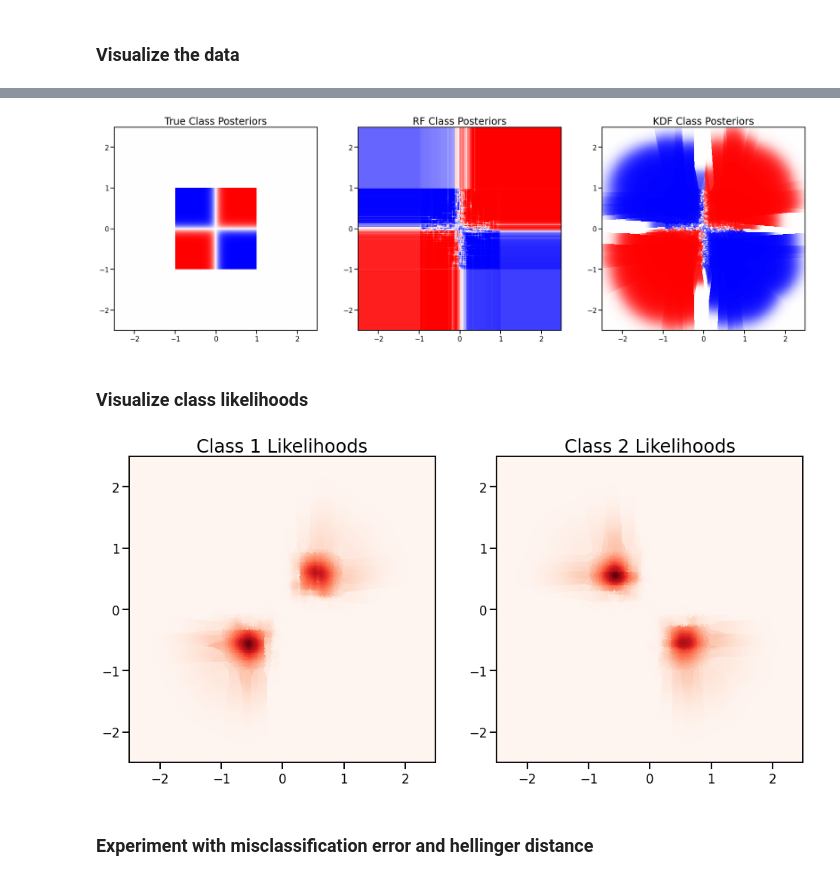
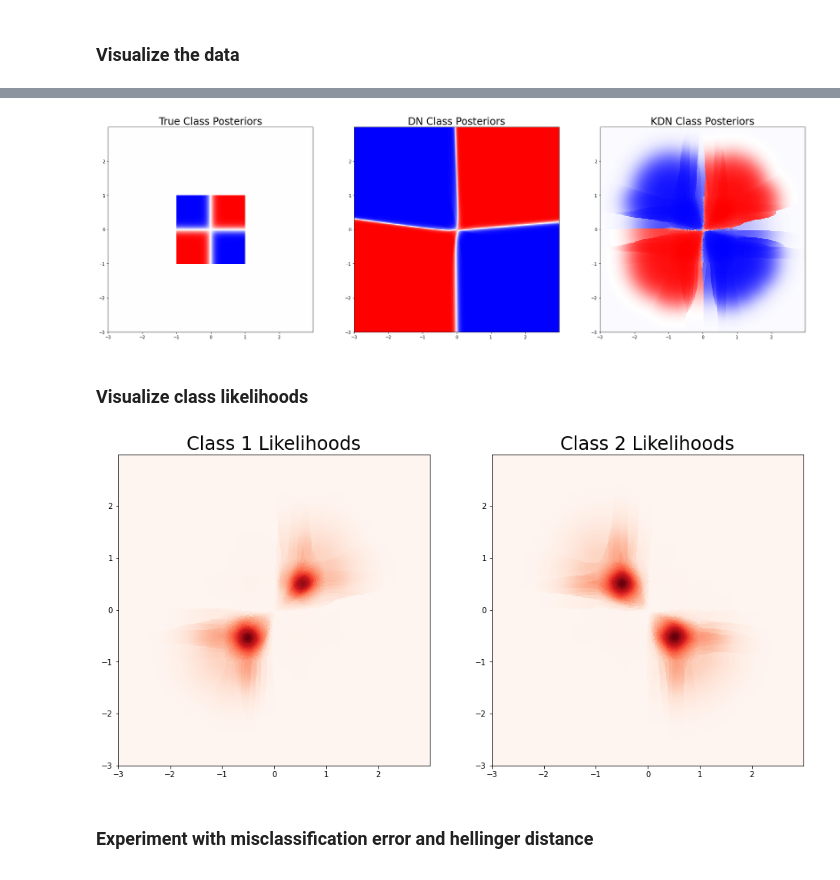
Before and after one commit to neurodata/kdg, a Jupyter notebook: benchmarks/kdn_experiments/gxor.ipynb, the cells around one changed output, grey strips where cells are left out. Cells and saved outputs as stored; diff of their text form; code cells hidden in the pictures.

```diff
--- a/benchmarks/kdn_experiments/gxor.ipynb
+++ b/benchmarks/kdn_experiments/gxor.ipynb
@@ -20,0 +52,4 @@ plot_2dsim(X, y)
+# %%
+# train Vanilla NN
+nn = getNN(input_size=2, num_classes=2)
+history = nn.fit(X, keras.utils.to_categorical(y), **fit_kwargs)
@@ -23,23 +65,23 @@ plot_2dsim(X, y)
 # %%
 df = {}
-model_kdn = kdn(k=.4, kwargs={'n_estimators':500})
-model_kdn.fit(X, y)
+model_kdn = kdn(k=.1, network=nn)
+model_kdn.fit(X, y, epsilon=1e-4)
 
 #define grids
-p = np.arange(-2.5, 2.5, step=0.01)
-q = np.arange(-2.5, 2.5, step=0.01)
+p = np.arange(-3, 3, step=0.01)
+q = np.arange(-3, 3, step=0.01)
 xx, yy = np.meshgrid(p, q)
 
 grid_samples = np.concatenate((xx.reshape(-1, 1), yy.reshape(-1, 1)), axis=1)
 posterior_nn = model_kdn.network.predict(grid_samples)
 posterior_kdn, likelihoods_kdn = model_kdn.predict_proba(grid_samples, return_likelihood=True)
 
-posterior_nn = posterior_nn[:,0].reshape(500,500)
-posterior_kdn = posterior_kdn[:,0].reshape(500,500)
-class1_likelihoods = likelihoods_kdn[:,0].reshape(500,500)
-class2_likelihoods = likelihoods_kdn[:,1].reshape(500,500)
+posterior_nn = posterior_nn[:,0].reshape(600,600)
+posterior_kdn = posterior_kdn[:,0].reshape(600,600)
+class1_likelihoods = likelihoods_kdn[:,0].reshape(600,600)
+class2_likelihoods = likelihoods_kdn[:,1].reshape(600,600)
 
-df['posterior_rf'] = posterior_nn
-df['posterior_kdf'] = posterior_kdn
+df['posterior_dn'] = posterior_nn
+df['posterior_kdn'] = posterior_kdn
 df['likelihood_class1'] = class1_likelihoods
 df['likelihood_class2'] = class2_likelihoods
@@ -46,10 +91,10 @@ df['likelihood_class2'] = class2_likelihoods
 # %%
 # get true posterior
 tp_df = pd.read_csv("../true_posterior/Gaussian_xor_pdf.csv")
-proba_true = 0.5*np.ones((500, 500))
+proba_true = 0.5*np.ones((600, 600))
 tmp = np.array([tp_df["posterior"][x] for x in range(40000)])
 tmp = np.flip(tmp.reshape(200, 200), axis=1)
-proba_true[150:350, 150:350] = 1 - tmp
+proba_true[200:400, 200:400] = 1 - tmp
 #df["true_proba"] = proba_true
 # %%
 fig1, ax = plt.subplots(1, 3, figsize=(30, 90))
@@ -58,40 +103,38 @@ ax0 = ax[0].imshow(
     proba_true,
     extent=[xx.min(), xx.max(), yy.min(), yy.max()],
     cmap="bwr",
     vmin=0,
     vmax=1,
     interpolation="nearest",
     aspect="auto",
 )
 ax[0].set_title("True Class Posteriors", fontsize=24)
 ax[0].set_aspect("equal")
 
 ax1 = ax[1].imshow(
-    posterior_rf,
+    posterior_nn,
     extent=[xx.min(), xx.max(), yy.min(), yy.max()],
     cmap="bwr",
     vmin=0,
     vmax=1,
     interpolation="nearest",
     aspect="auto",
 )
-ax[1].set_title("RF Class Posteriors", fontsize=24)
+ax[1].set_title("DN Class Posteriors", fontsize=24)
 ax[1].set_aspect("equal")
 
 ax2 = ax[2].imshow(
-    posterior_kdf,
+    posterior_kdn,
     extent=[xx.min(), xx.max(), yy.min(), yy.max()],
     cmap="bwr",
-    vmin=0,
-    vmax=1,
     interpolation="nearest",
     aspect="auto",
 )
-ax[2].set_title("KDF Class Posteriors", fontsize=24)
+ax[2].set_title("KDN Class Posteriors", fontsize=24)
 ax[2].set_aspect("equal")
 plt.show()
 # %% [output]
-[figure, old version]
+[figure, new version]
 # %% [markdown]
 ### Visualize class likelihoods
 # %%
@@ -104,8 +147,6 @@ ax0 = ax[0].imshow(
     class1_likelihoods,
     extent=[xx.min(), xx.max(), yy.min(), yy.max()],
     cmap="Reds",
-    vmax=1,
-    vmin=0,
     interpolation="nearest",
     aspect="auto",
 )
@@ -117,15 +158,13 @@ ax1 = ax[1].imshow(
     class2_likelihoods,
     extent=[xx.min(), xx.max(), yy.min(), yy.max()],
     cmap="Reds",
-    vmax=1,
-    vmin=0,
     interpolation="nearest",
     aspect="auto",
 )
 ax[1].set_title("Class 2 Likelihoods", fontsize=24)
 ax[1].set_aspect("equal")
 # %% [output]
-[figure, old version]
+[figure, new version]
 # %% [markdown]
 ### Experiment with misclassification error and hellinger distance
 # %%
```
Also changed, not shown: parts of 12 cells of this notebook, 14 other files.
